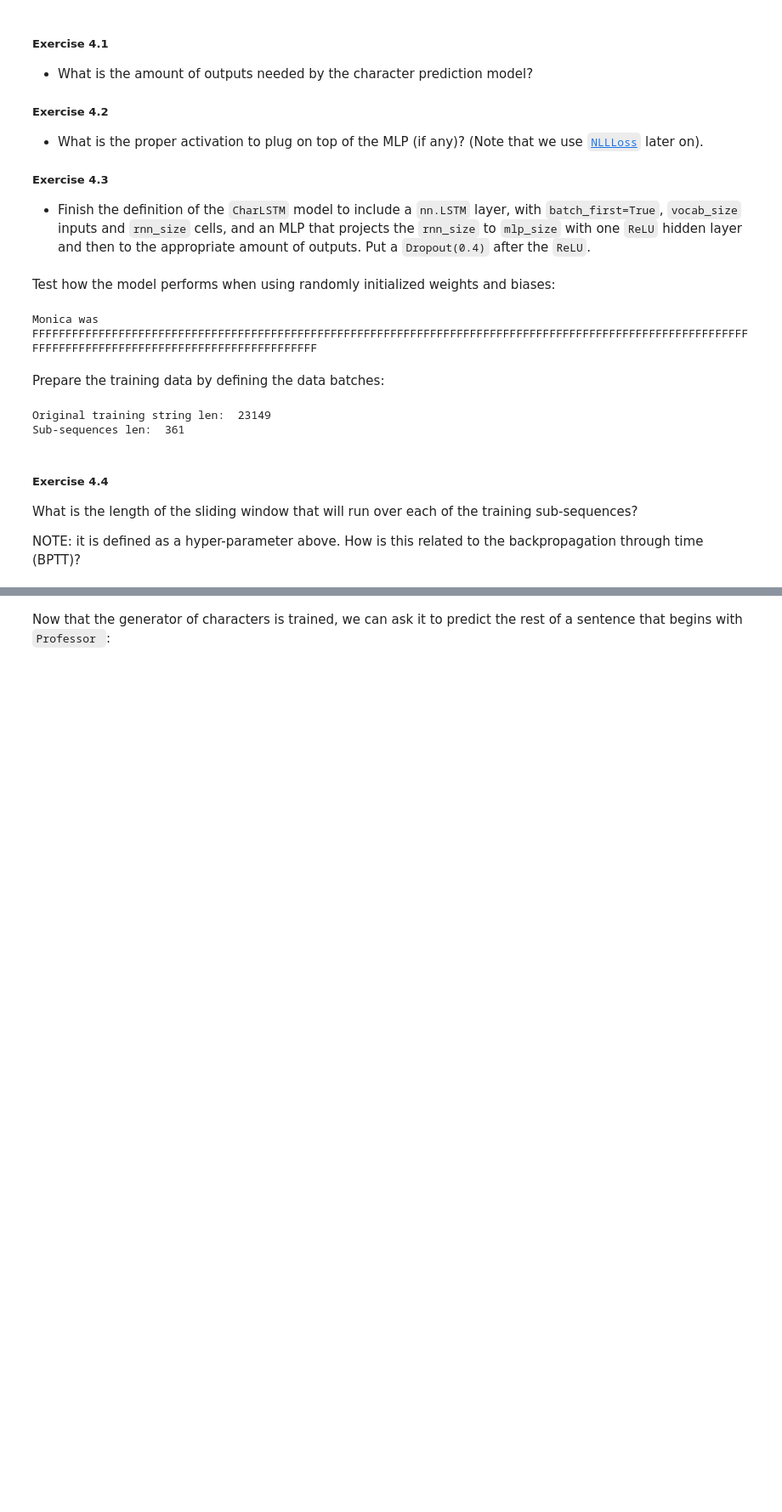
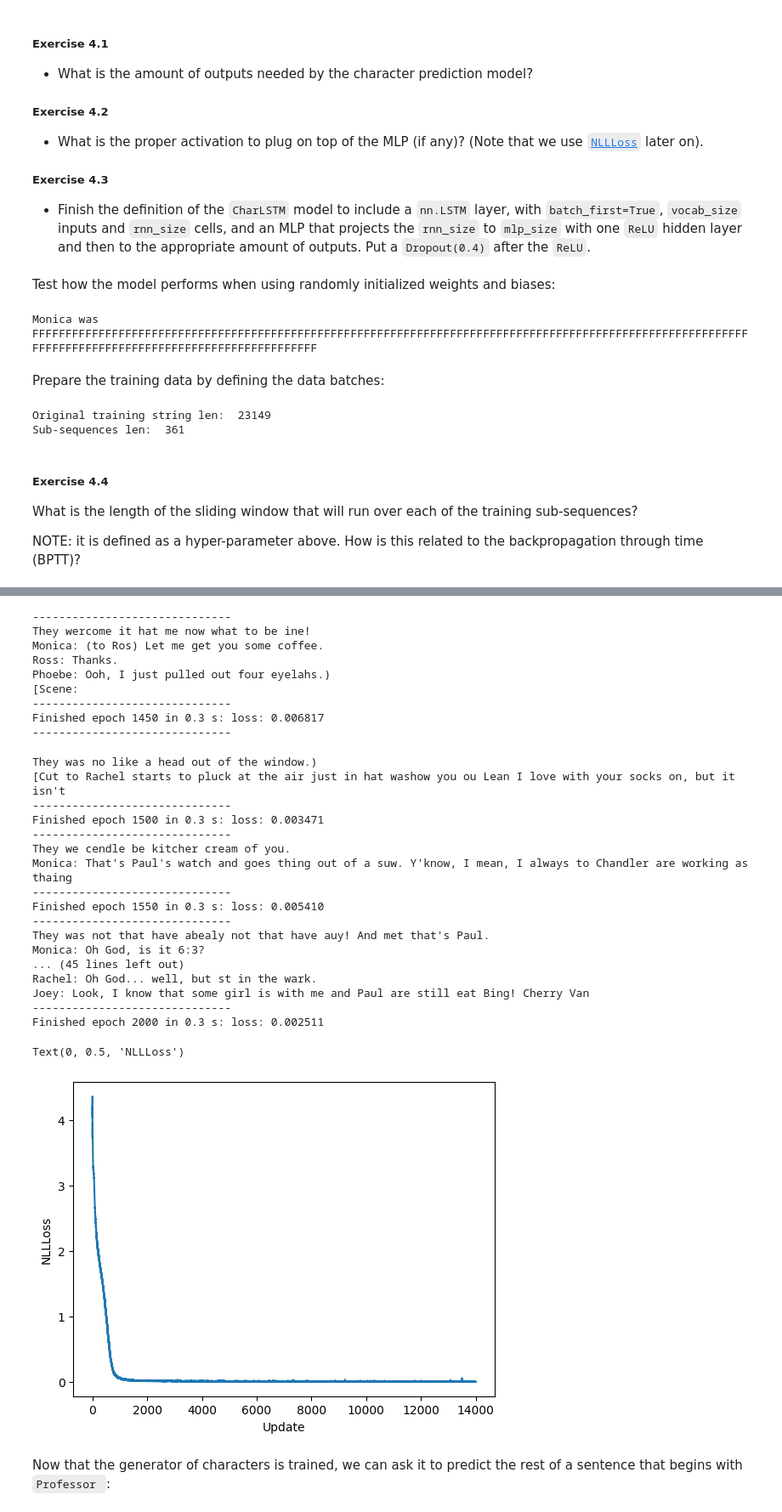
Before and after one commit to ANadalCardenas/attention, a Jupyter notebook: Recurrent_Neural_Networks.ipynb, the cells around one changed output, grey strips where cells are left out. Shown: that part at 85% size. Saved outputs shown, nothing was run; the diff lists cells and outputs as text; code cells hidden in the pictures; blank space fills up the shorter version.

```diff
--- a/Recurrent_Neural_Networks.ipynb
+++ b/Recurrent_Neural_Networks.ipynb
@@ -277,7 +277,7 @@ class CharLSTM(nn.Module):
           # Linear layer
           nn.Linear(mlp_size, vocab_size),
           # Activation function
-          # nn.ReLU()
+          nn.LogSoftmax()
         )
 
     def forward(self, sentence, state=None):
@@ -386,8 +386,8 @@ for epoch in range(NUM_EPOCHS):
       chunk = sent[beg_t:end_t]
 
       # TODO: get X and Y with a shift of 1
-      X = ...    # remove last char
-      Y = ...    # remove first char
+      X = chunk[:-1]    # remove last char
+      Y = chunk[1:]    # remove first char
 
       # convert each sequence to one-hots and labels respectively
       X = prepare_sequence(X, char2idx)
@@ -426,3 +426,4 @@ for epoch in range(NUM_EPOCHS):
 plt.plot(tr_loss)
 plt.xlabel('Update')
 plt.ylabel('NLLLoss')
+# %% [output]
@@ -429,3 +447,31 @@ plt.ylabel('NLLLoss')
+------------------------------
+They wercome it hat me now what to be ine!
+Monica: (to Ros) Let me get you some coffee.
+Ross: Thanks.
+Phoebe: Ooh, I just pulled out four eyelahs.)
+[Scene:
+------------------------------
+Finished epoch 1450 in 0.3 s: loss: 0.006817
+------------------------------
+They was no like a head out of the window.)
+[Cut to Rachel starts to pluck at the air just in hat washow you ou Lean I love with your socks on, but it isn't
+------------------------------
+Finished epoch 1500 in 0.3 s: loss: 0.003471
+------------------------------
+They we cendle be kitcher cream of you.
+Monica: That's Paul's watch and goes thing out of a suw. Y'know, I mean, I always to Chandler are working as thaing
+------------------------------
+Finished epoch 1550 in 0.3 s: loss: 0.005410
+------------------------------
+They was not that have abealy not that have auy! And met that's Paul.
+Monica: Oh God, is it 6:3?
+... (45 lines left out)
+Rachel: Oh God... well, but st in the wark.
+Joey: Look, I know that some girl is with me and Paul are still eat Bing! Cherry Van
+------------------------------
+Finished epoch 2000 in 0.3 s: loss: 0.002511
+Text(0, 0.5, 'NLLLoss')
+[figure, added]
 # %% [markdown]
 Now that the generator of characters is trained, we can ask it to predict the rest of a sentence that begins with `Professor `:
 # %%
```
Also changed, not shown: parts of 3 cells of this notebook.
